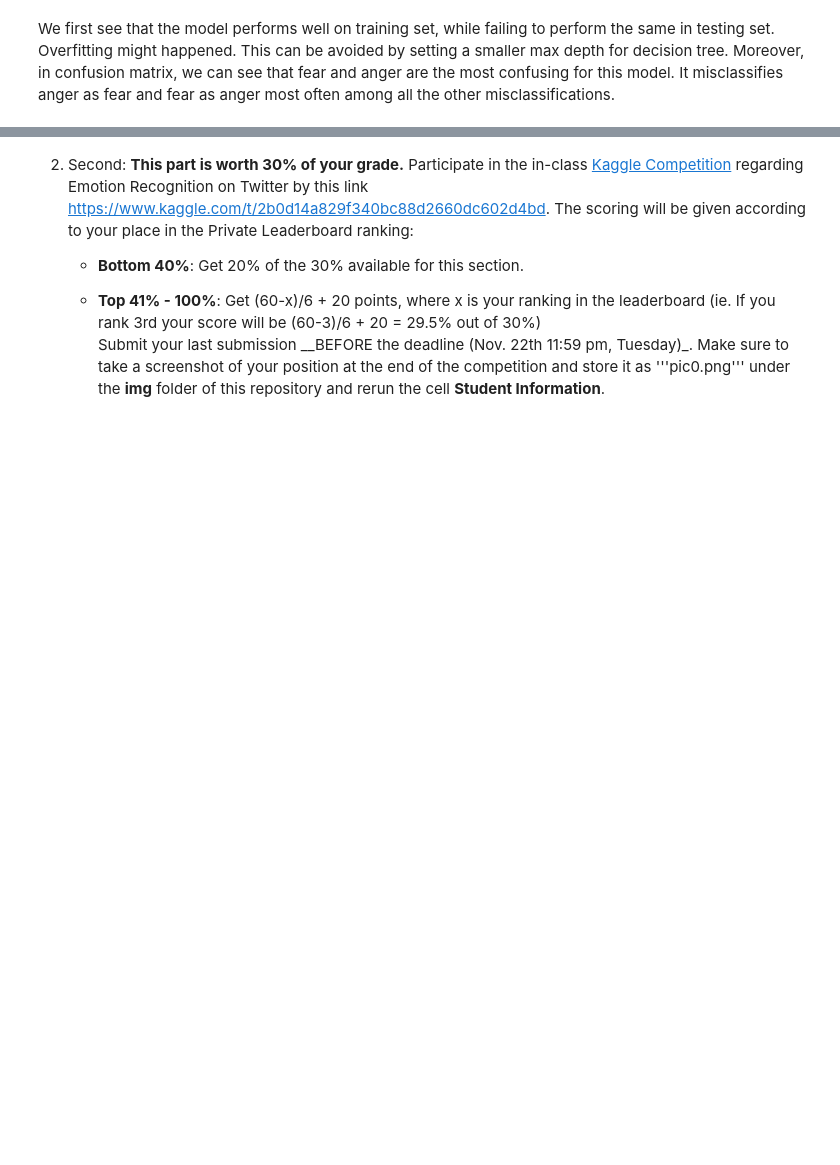
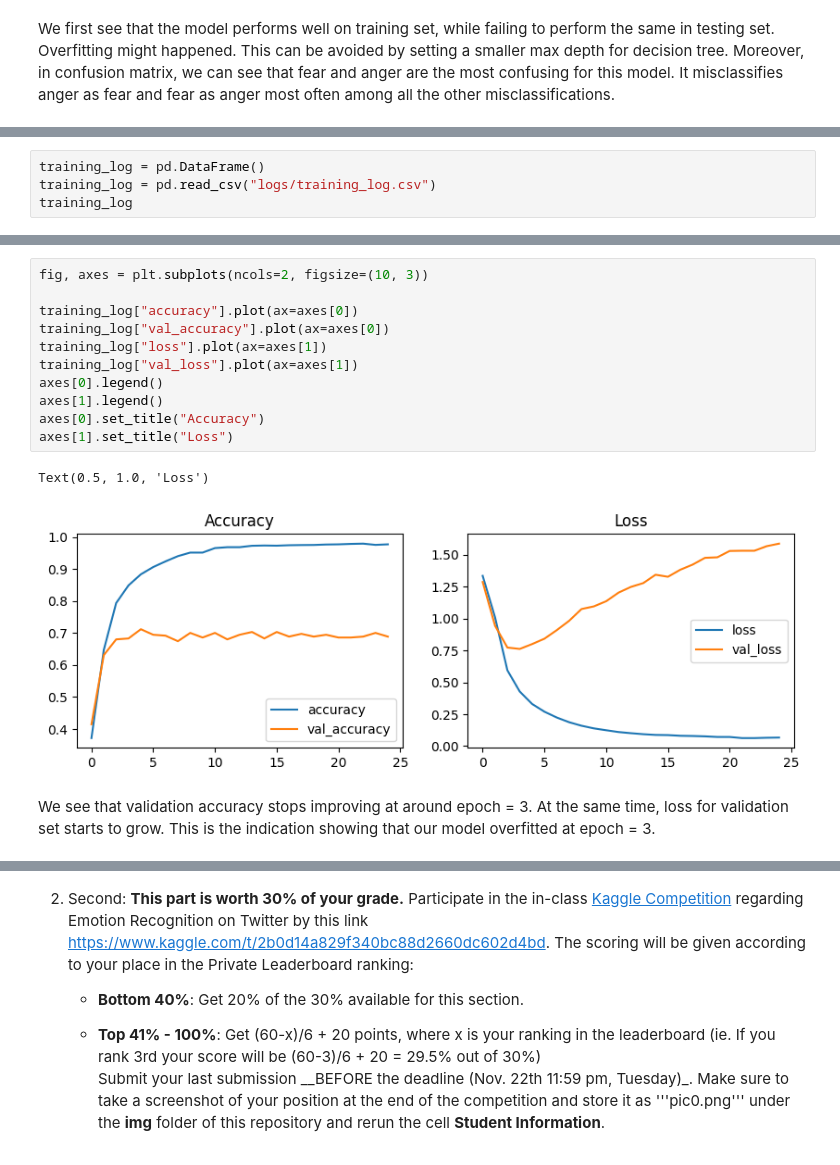
Before and after one commit to Victoria-Wei/DM2022-Lab2-Homework, a Jupyter notebook: DM2021-Lab2-Homework.ipynb, the cells around one changed output, grey strips where cells are left out. Saved outputs shown, nothing was run; the diff lists cells and outputs as text; blank space fills up the shorter version.

```diff
--- a/DM2021-Lab2-Homework.ipynb
+++ b/DM2021-Lab2-Homework.ipynb
@@ -220,0 +417,4 @@ We first see that the model performs well on training set, while failing to perf
+# %%
+training_log = pd.DataFrame()
+training_log = pd.read_csv("logs/training_log.csv")
+training_log
@@ -220,0 +439,16 @@ We first see that the model performs well on training set, while failing to perf
+# %%
+fig, axes = plt.subplots(ncols=2, figsize=(10, 3))
+
+training_log["accuracy"].plot(ax=axes[0])
+training_log["val_accuracy"].plot(ax=axes[0])
+training_log["loss"].plot(ax=axes[1])
+training_log["val_loss"].plot(ax=axes[1])
+axes[0].legend()
+axes[1].legend()
+axes[0].set_title("Accuracy")
+axes[1].set_title("Loss")
+# %% [output]
+Text(0.5, 1.0, 'Loss')
+[figure, added]
+# %% [markdown]
+We see that validation accuracy stops improving at around epoch = 3. At the same time, loss for validation set starts to grow. This is the indication showing that our model overfitted at epoch = 3.
```
Also changed, not shown: parts of 15 cells of this notebook.
